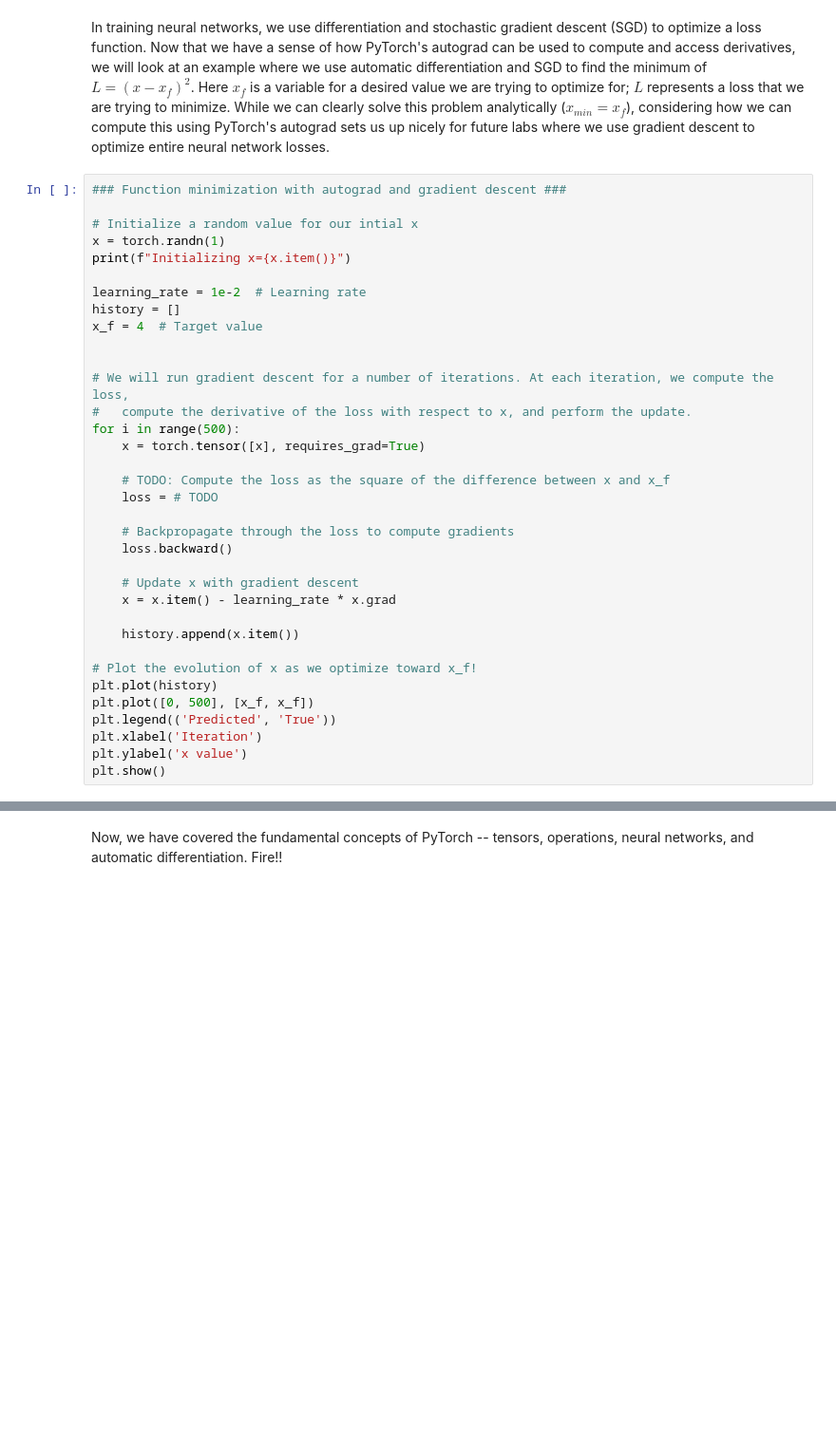
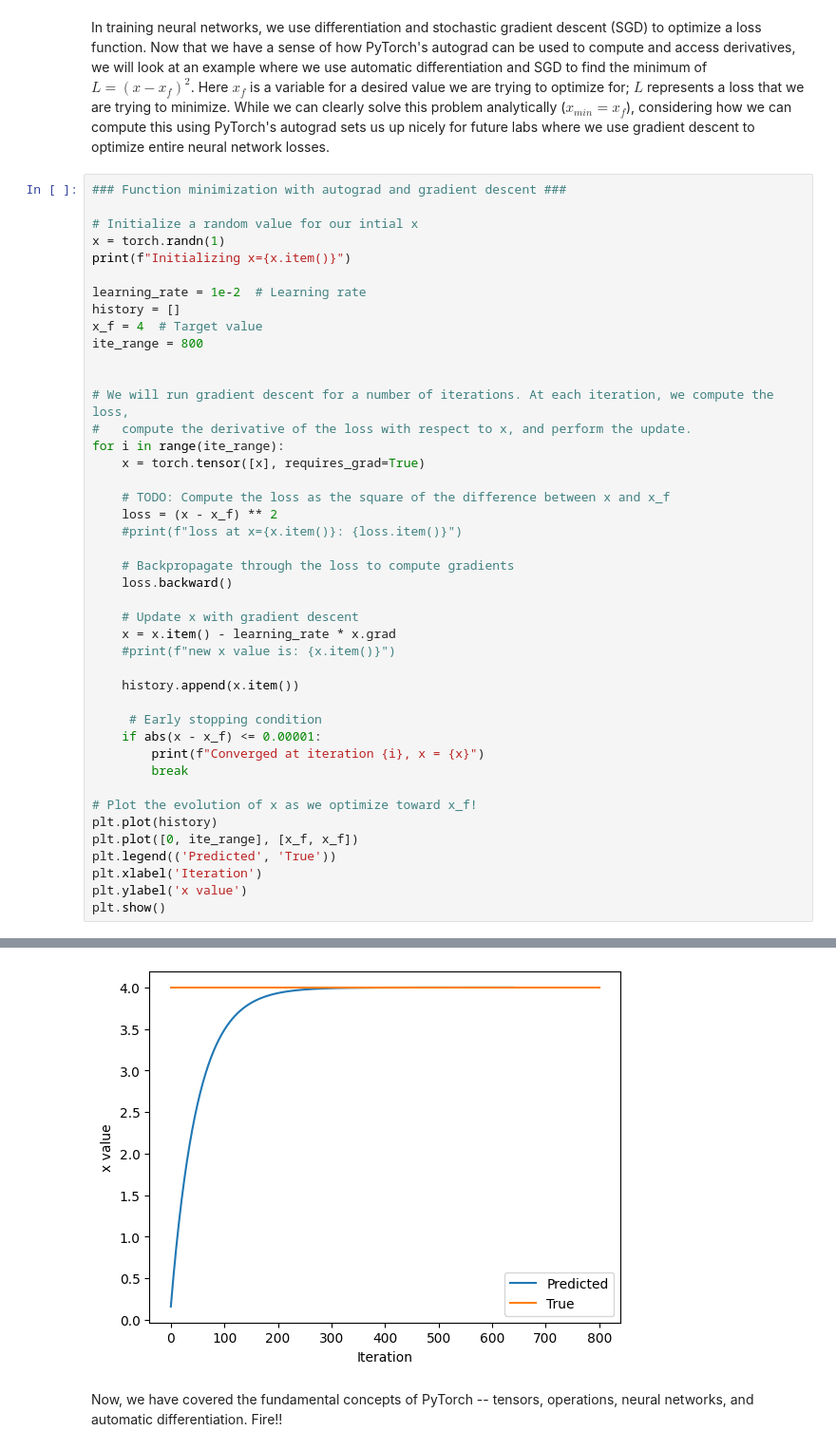
Before and after one commit to icepaigez/hidy-do-universe, a Jupyter notebook: lab1/PT_Part1_Intro.ipynb, the cells around one changed output, grey strips where cells are left out. Shown at 95% size. Cells and saved outputs as stored; diff of their text form; blank space fills up the shorter version.

```diff
--- a/lab1/PT_Part1_Intro.ipynb
+++ b/lab1/PT_Part1_Intro.ipynb
@@ -355,28 +358,37 @@ print(f"Initializing x={x.item()}")
 learning_rate = 1e-2  # Learning rate
 history = []
 x_f = 4  # Target value
+ite_range = 800
 
 
 # We will run gradient descent for a number of iterations. At each iteration, we compute the loss,
 #   compute the derivative of the loss with respect to x, and perform the update.
-for i in range(500):
+for i in range(ite_range):
     x = torch.tensor([x], requires_grad=True)
 
     # TODO: Compute the loss as the square of the difference between x and x_f
-    loss = # TODO
+    loss = (x - x_f) ** 2
+    #print(f"loss at x={x.item()}: {loss.item()}")
 
     # Backpropagate through the loss to compute gradients
     loss.backward()
 
     # Update x with gradient descent
     x = x.item() - learning_rate * x.grad
+    #print(f"new x value is: {x.item()}")
 
     history.append(x.item())
 
+     # Early stopping condition
+    if abs(x - x_f) <= 0.00001:
+        print(f"Converged at iteration {i}, x = {x}")
+        break
+
 # Plot the evolution of x as we optimize toward x_f!
 plt.plot(history)
-plt.plot([0, 500], [x_f, x_f])
+plt.plot([0, ite_range], [x_f, x_f])
 plt.legend(('Predicted', 'True'))
 plt.xlabel('Iteration')
 plt.ylabel('x value')
 plt.show()
+# %% [output]
@@ -383,2 +397,3 @@ plt.show()
+[figure, added]
 # %% [markdown]
 Now, we have covered the fundamental concepts of PyTorch -- tensors, operations, neural networks, and automatic differentiation. Fire!!
```
Also changed, not shown: parts of 2 cells of this notebook.
